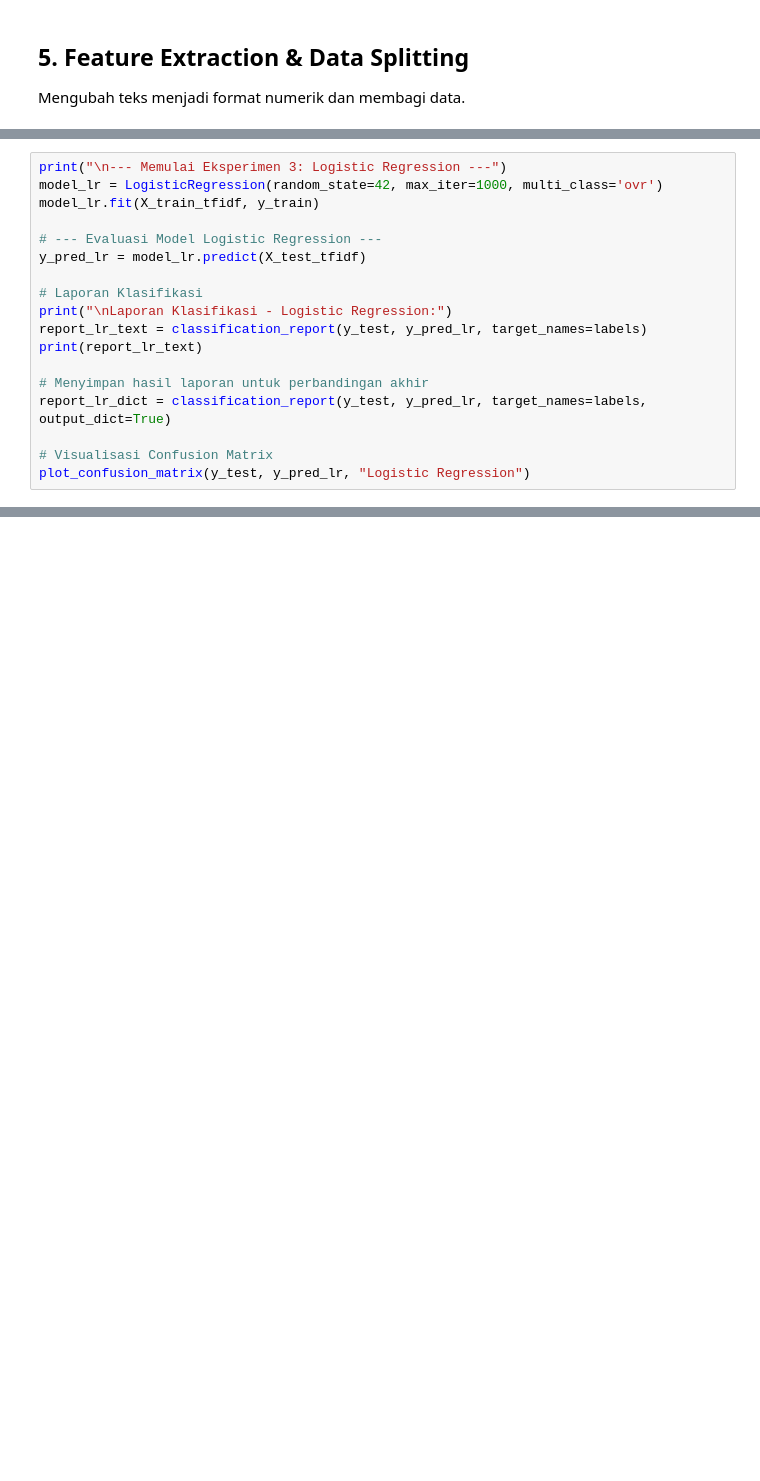
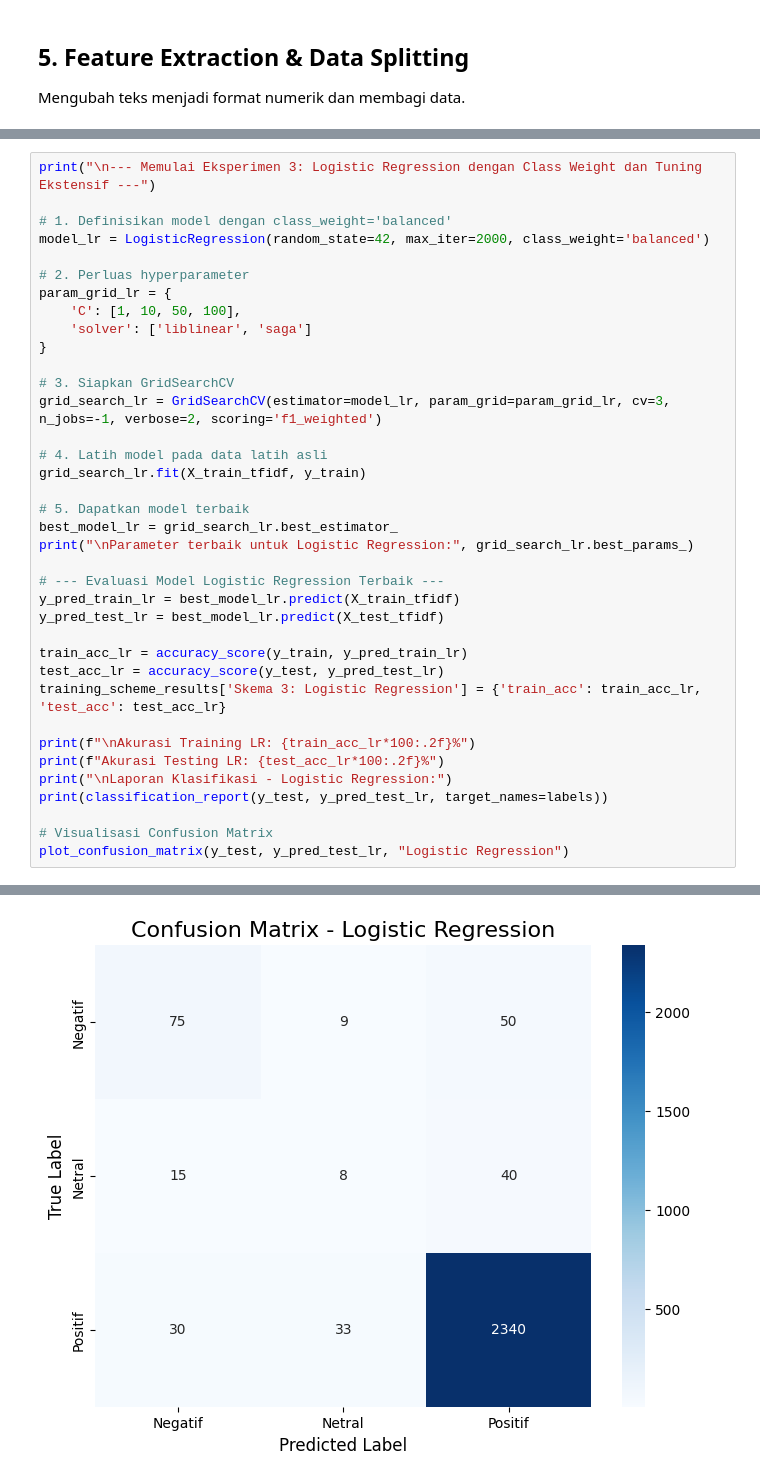
Before and after one commit to husainfadhlillah/dicoding-AppProductReview-SentimentAnalysis, a Jupyter notebook: pelatihan_model_sentiment_analysis_duolingo.ipynb, the cells around one changed output, grey strips where cells are left out. Saved outputs shown, nothing was run; the diff lists cells and outputs as text; blank space fills up the shorter version.

```diff
--- a/pelatihan_model_sentiment_analysis_duolingo.ipynb
+++ b/pelatihan_model_sentiment_analysis_duolingo.ipynb
@@ -432,18 +594,0 @@ weighted avg       0.92      0.94      0.93     38488
-# %%
-print("\n--- Memulai Eksperimen 3: Logistic Regression ---")
-model_lr = LogisticRegression(random_state=42, max_iter=1000, multi_class='ovr')
-model_lr.fit(X_train_tfidf, y_train)
-
-# --- Evaluasi Model Logistic Regression ---
-y_pred_lr = model_lr.predict(X_test_tfidf)
-
-# Laporan Klasifikasi
-print("\nLaporan Klasifikasi - Logistic Regression:")
-report_lr_text = classification_report(y_test, y_pred_lr, target_names=labels)
-print(report_lr_text)
-
-# Menyimpan hasil laporan untuk perbandingan akhir
-report_lr_dict = classification_report(y_test, y_pred_lr, target_names=labels, output_dict=True)
-
-# Visualisasi Confusion Matrix
-plot_confusion_matrix(y_test, y_pred_lr, "Logistic Regression")
@@ -462,0 +595,38 @@ weighted avg       0.92      0.94      0.93     38488
+# %%
+print("\n--- Memulai Eksperimen 3: Logistic Regression dengan Class Weight dan Tuning Ekstensif ---")
+
+# 1. Definisikan model dengan class_weight='balanced'
+model_lr = LogisticRegression(random_state=42, max_iter=2000, class_weight='balanced')
+
+# 2. Perluas hyperparameter
+param_grid_lr = {
+    'C': [1, 10, 50, 100],
+    'solver': ['liblinear', 'saga']
+}
+
+# 3. Siapkan GridSearchCV
+grid_search_lr = GridSearchCV(estimator=model_lr, param_grid=param_grid_lr, cv=3, n_jobs=-1, verbose=2, scoring='f1_weighted')
+
+# 4. Latih model pada data latih asli
+grid_search_lr.fit(X_train_tfidf, y_train)
+
+# 5. Dapatkan model terbaik
+best_model_lr = grid_search_lr.best_estimator_
+print("\nParameter terbaik untuk Logistic Regression:", grid_search_lr.best_params_)
+
+# --- Evaluasi Model Logistic Regression Terbaik ---
+y_pred_train_lr = best_model_lr.predict(X_train_tfidf)
+y_pred_test_lr = best_model_lr.predict(X_test_tfidf)
+
+train_acc_lr = accuracy_score(y_train, y_pred_train_lr)
+test_acc_lr = accuracy_score(y_test, y_pred_test_lr)
+training_scheme_results['Skema 3: Logistic Regression'] = {'train_acc': train_acc_lr, 'test_acc': test_acc_lr}
+
+print(f"\nAkurasi Training LR: {train_acc_lr*100:.2f}%")
+print(f"Akurasi Testing LR: {test_acc_lr*100:.2f}%")
+print("\nLaporan Klasifikasi - Logistic Regression:")
+print(classification_report(y_test, y_pred_test_lr, target_names=labels))
+
+# Visualisasi Confusion Matrix
+plot_confusion_matrix(y_test, y_pred_test_lr, "Logistic Regression")
+# %% [output]
@@ -463 +651,2 @@ weighted avg       0.92      0.94      0.93     38488
+[figure, added]
 # %% [markdown]
```
Also changed, not shown: parts of 30 cells of this notebook.
